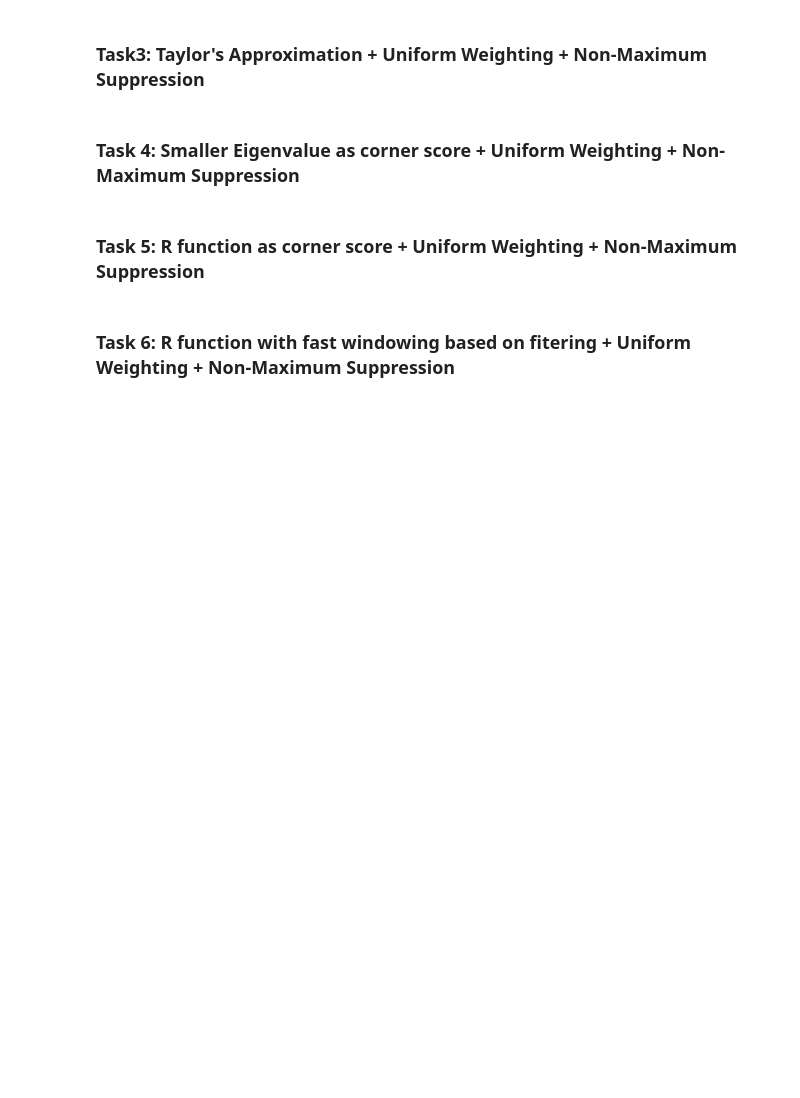
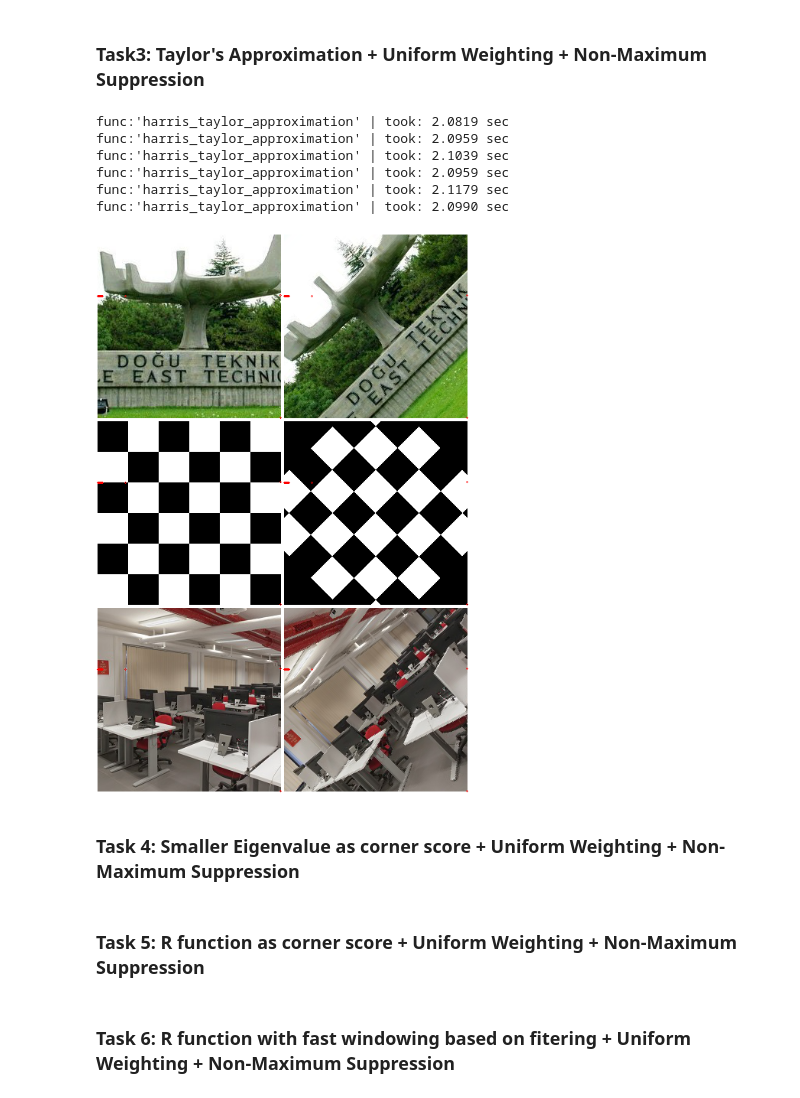
Before and after one commit to devrimcavusoglu/ceng483-cv, a Jupyter notebook: the2/Hw_notebook.ipynb, the cells around one changed output. Drawn from its saved outputs; the diff is of its cells as text; code cells hidden in the pictures; blank space fills up the shorter version.

```diff
--- a/the2/Hw_notebook.ipynb
+++ b/the2/Hw_notebook.ipynb
@@ -207,3 +310,63 @@ func:'naive_harris_vectorized' | took: 0.0190 sec
+# %%
+## Write your code here
+
+
+def compute_ssd_taylor(G: np.ndarray, pos: Tuple[int, int]):
+    x, y = pos
+    ssd = 0
+    H = G[:,:,x-1:x+2, y-1:y+2].sum(axis=2).sum(axis=2)
+    t = []
+    for u in range(-1, 2):
+        for v in range(-1, 2):
+            if (u, v) == (0, 0):
+                continue
+            t.append(np.array([[u, v]]))
+    t = np.vstack(t)  # (8,2)
+    ssd = t @ H @ t.T
+    return ssd.sum().item()
+
+
+@timing
+def harris_taylor_approximation(img: np.ndarray, filter_boundary: bool = False):
+    """
+    Implements vectorized naive Harris + NMS.
+    """
+    if img.ndim != 2:
+        raise ValueError("Image must be a given in grayscale as 2d array.")
+
+    m, n = img.shape
+    G_padding = ((0,0), (0, 0), (1, 1), (1, 1))
+
+    gx, gy = sobel(img)
+    gj = gx * gy  # gj refers to 'joint'
+    G = np.array([[gx ** 2, gj], [gj, gy ** 2]])  # (2,2,m,n)
+
+    G = np.pad(G, G_padding)
+    ssds = np.zeros_like(img)
+    for x in range(1, m+1):
+        for y in range(1, n+1):
+            ssds[x-1, y-1] = compute_ssd_taylor(G, (x, y))
+
+    if filter_boundary:
+        m,n = ssds.shape
+        ssds[0, :] = 0
+        ssds[:, 0] = 0
+        ssds[m-1, :] = 0
+        ssds[:, n-1] = 0
+    ssds = local_non_maximum_supression(ssds, 1)
+    corners = get_top10(img, ssds)
+    return corners
+
+
+draw_corners_on_fixtures(harris_taylor_approximation, filter_boundary=True, save_as="task_3.png")
+# %% [output]
+func:'harris_taylor_approximation' | took: 2.0819 sec
+func:'harris_taylor_approximation' | took: 2.0959 sec
+func:'harris_taylor_approximation' | took: 2.1039 sec
+func:'harris_taylor_approximation' | took: 2.0959 sec
+func:'harris_taylor_approximation' | took: 2.1179 sec
+func:'harris_taylor_approximation' | took: 2.0990 sec
+[figure, added]
 # %%
 ## This part is for discussion
 # %% [markdown]
```
Also changed, not shown: parts of 7 cells of this notebook, 4 other files.
